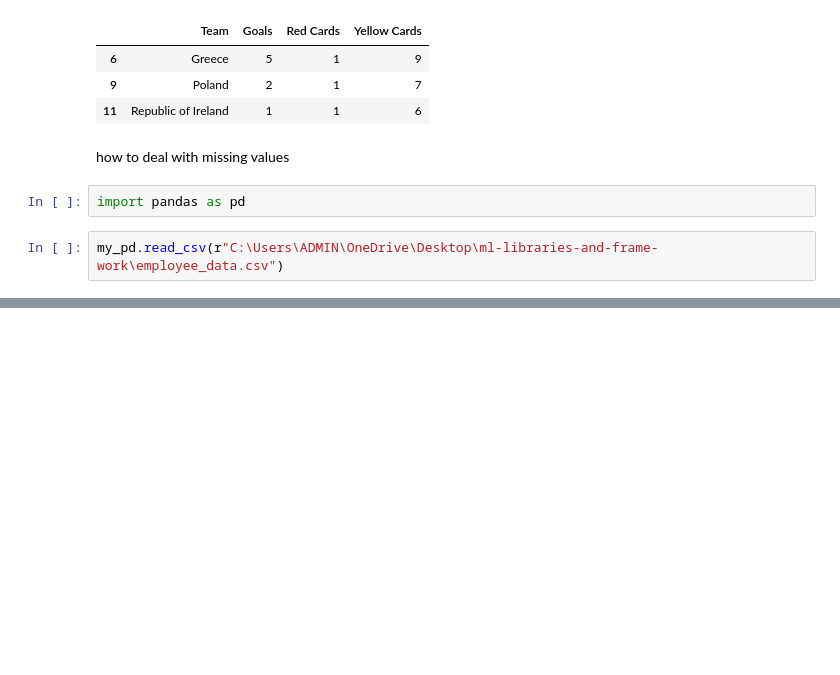
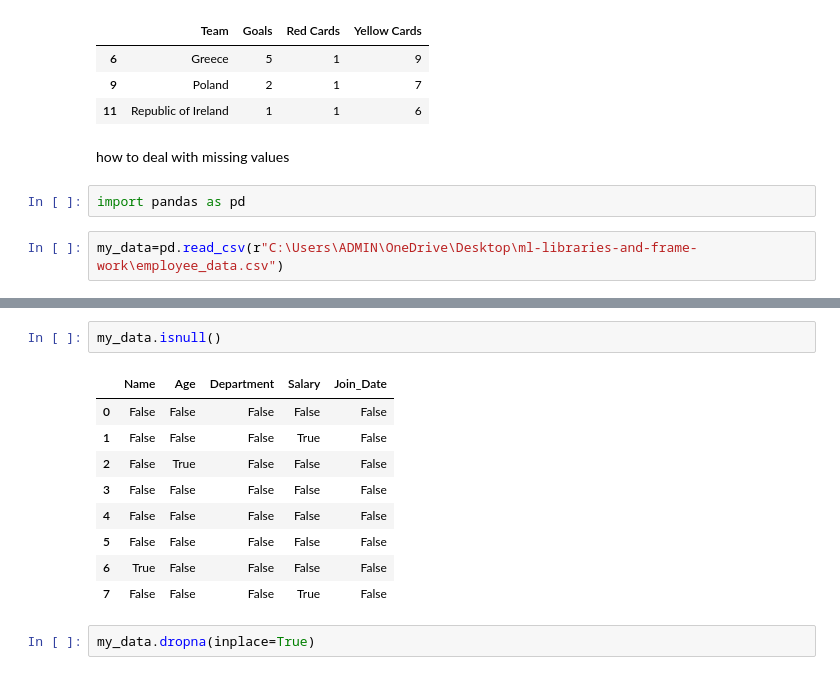
Before and after one commit to nevil2006/ml-libraries-and-frame-work, a Jupyter notebook: pandas/intro.ipynb, the cells around one changed output, grey strips where cells are left out. Saved outputs shown, nothing was run; the diff lists cells and outputs as text; blank space fills up the shorter version.

```diff
--- a/pandas/intro.ipynb
+++ b/pandas/intro.ipynb
@@ -623,4 +623,4 @@ how to deal with missing values
 # %%
 import pandas as pd
 # %%
-my_pd.read_csv(r"C:\Users\ADMIN\OneDrive\Desktop\ml-libraries-and-frame-work\employee_data.csv")
+my_data=pd.read_csv(r"C:\Users\ADMIN\OneDrive\Desktop\ml-libraries-and-frame-work\employee_data.csv")
@@ -636,0 +650,14 @@ my_pd.read_csv(r"C:\Users\ADMIN\OneDrive\Desktop\ml-libraries-and-frame-work\emp
+# %%
+my_data.isnull()
+# %% [output]
+|  | Name | Age | Department | Salary | Join_Date |
+| 0 | False | False | False | False | False |
+| 1 | False | False | False | True | False |
+| 2 | False | True | False | False | False |
+| 3 | False | False | False | False | False |
+| 4 | False | False | False | False | False |
+| 5 | False | False | False | False | False |
+| 6 | True | False | False | False | False |
+| 7 | False | False | False | True | False |
+# %%
+my_data.dropna(inplace=True)
```
Also changed, not shown: parts of 20 cells of this notebook, 1 other file.
